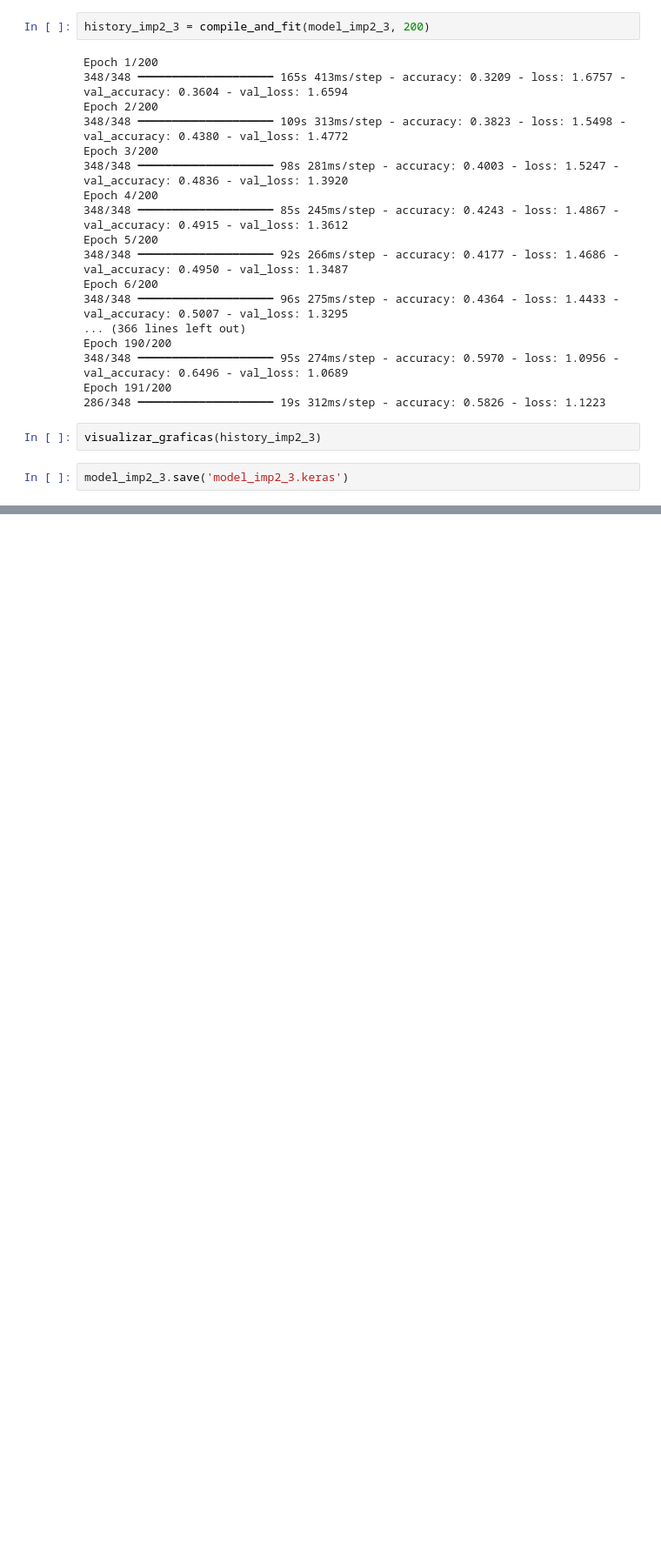
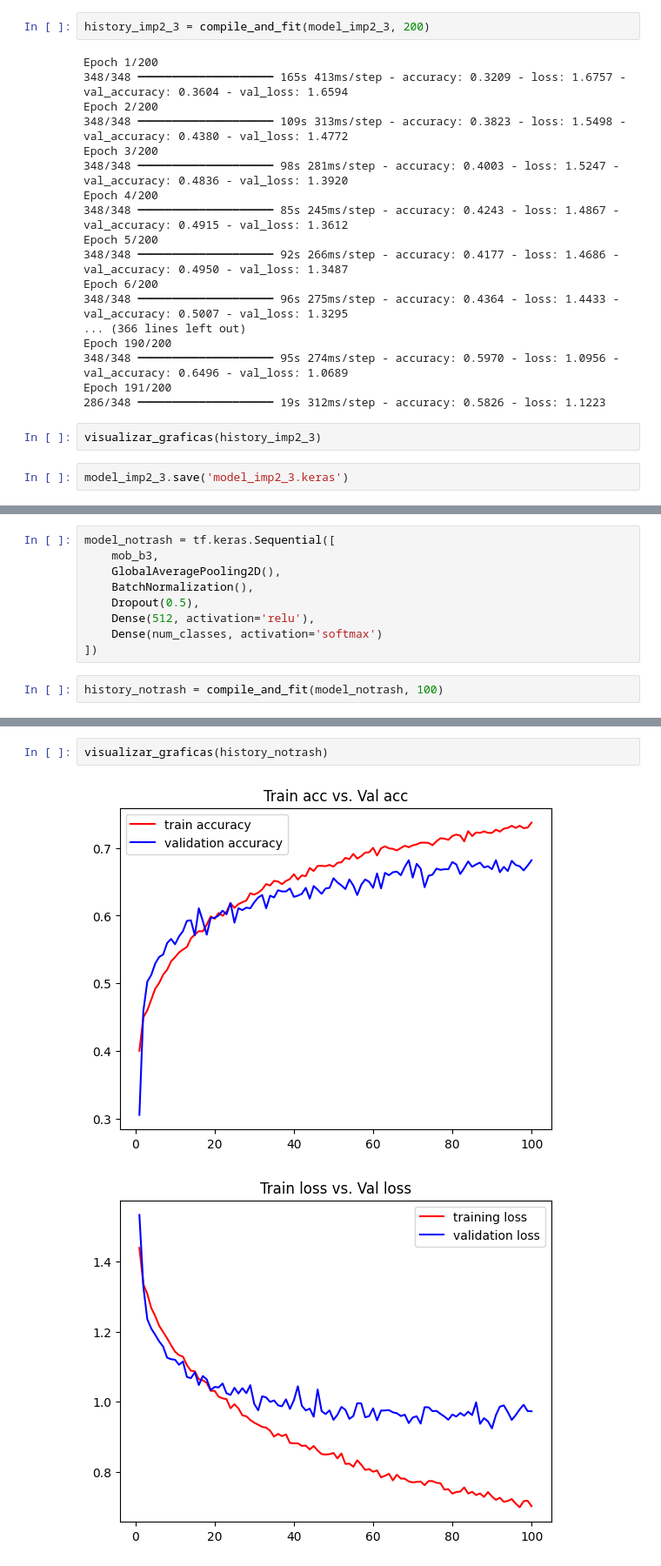
Before and after one commit to AndreaMedinaRico/garbage-classification, a Jupyter notebook: data_preparation_trash.ipynb, the cells around one changed output, grey strips where cells are left out. Shown at 87% size. Saved outputs shown, nothing was run; the diff lists cells and outputs as text; blank space fills up the shorter version.

```diff
--- a/data_preparation_trash.ipynb
+++ b/data_preparation_trash.ipynb
@@ -652,0 +742,11 @@ model_imp2_3.save('model_imp2_3.keras')
+# %%
+model_notrash = tf.keras.Sequential([
+    mob_b3,
+    GlobalAveragePooling2D(),
+    BatchNormalization(),
+    Dropout(0.5),
+    Dense(512, activation='relu'),
+    Dense(num_classes, activation='softmax')
+])
+# %%
+history_notrash = compile_and_fit(model_notrash, 100)
@@ -652,0 +771,5 @@ model_imp2_3.save('model_imp2_3.keras')
+# %%
+visualizar_graficas(history_notrash)
+# %% [output]
+[figure, added]
+[figure, added]
```
Also changed, not shown: parts of 16 cells of this notebook.
